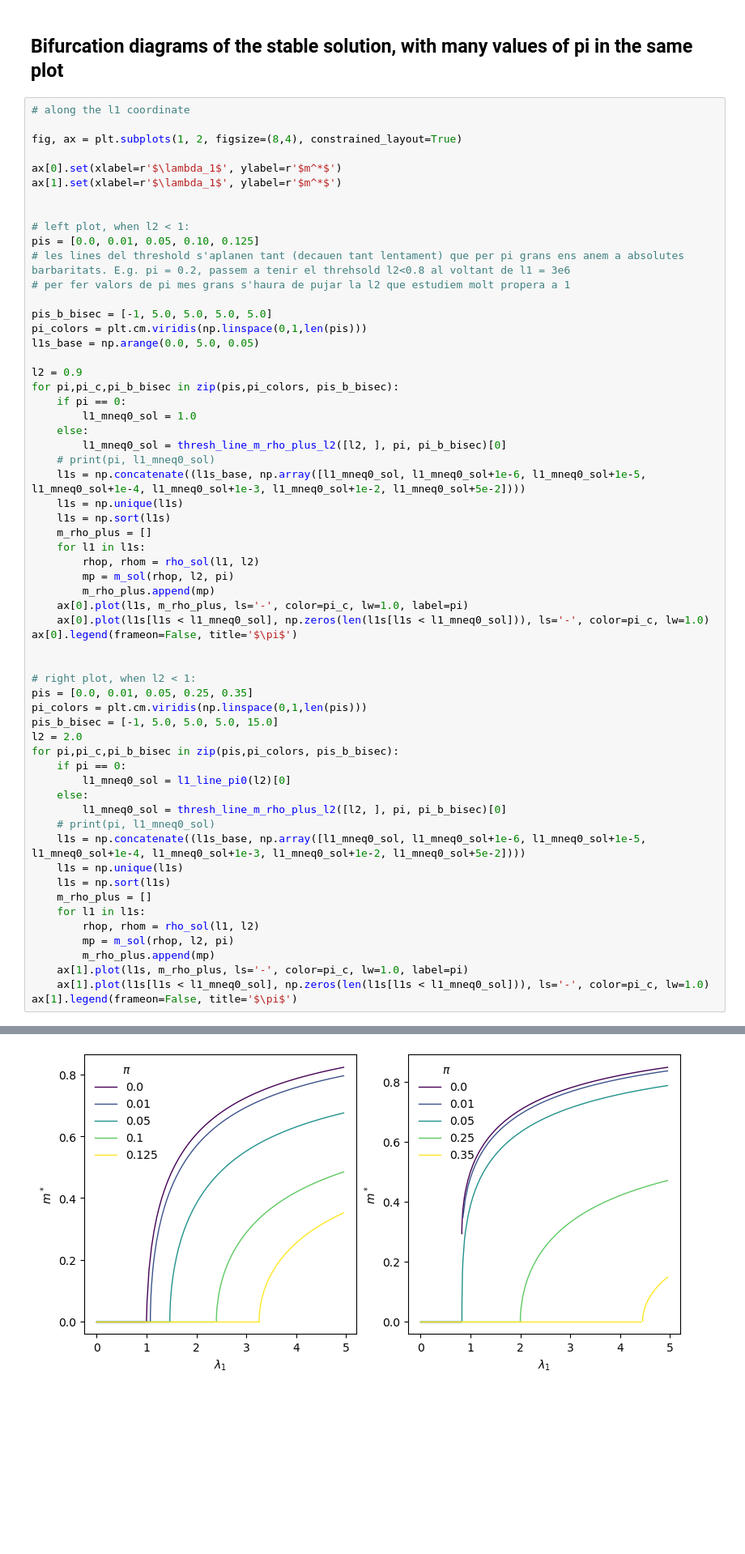
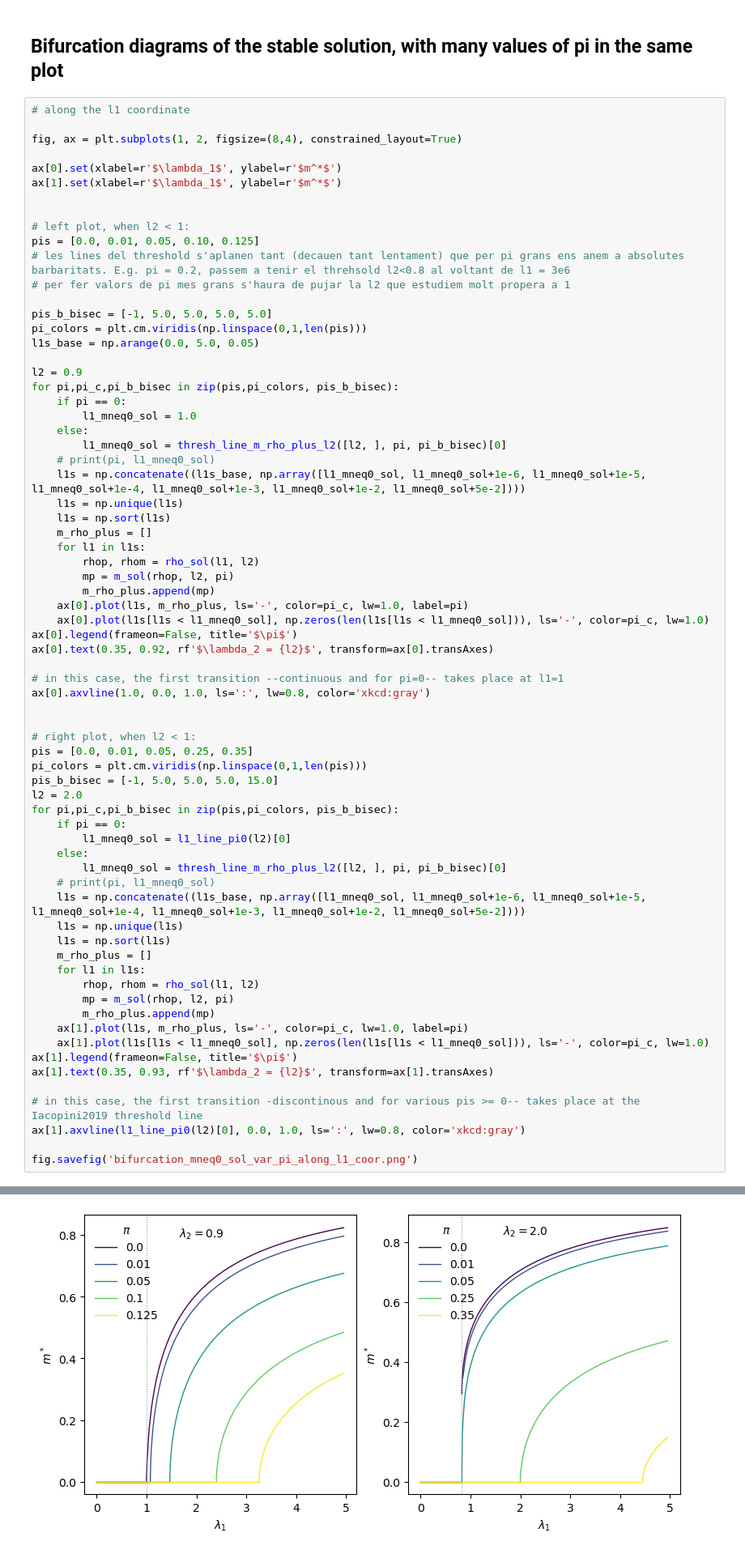
Before and after one commit to dmarchp/TFM_code, a Jupyter notebook: non_lin_models/det_sols_non_lin/1and2simplices.ipynb, the cells around one changed output, grey strips where cells are left out. Shown at 81% size. Drawn from its saved outputs; the diff is of its cells as text; blank space fills up the shorter version.

```diff
--- a/non_lin_models/det_sols_non_lin/1and2simplices.ipynb
+++ b/non_lin_models/det_sols_non_lin/1and2simplices.ipynb
@@ -720,6 +721,10 @@ for pi,pi_c,pi_b_bisec in zip(pis,pi_colors, pis_b_bisec):
     ax[0].plot(l1s, m_rho_plus, ls='-', color=pi_c, lw=1.0, label=pi)
     ax[0].plot(l1s[l1s < l1_mneq0_sol], np.zeros(len(l1s[l1s < l1_mneq0_sol])), ls='-', color=pi_c, lw=1.0)
 ax[0].legend(frameon=False, title='$\pi$')
+ax[0].text(0.35, 0.92, rf'$\lambda_2 = {l2}$', transform=ax[0].transAxes)
+
+# in this case, the first transition --continuous and for pi=0-- takes place at l1=1
+ax[0].axvline(1.0, 0.0, 1.0, ls=':', lw=0.8, color='xkcd:gray')
 
 
 # right plot, when l2 < 1:
@@ -744,4 +749,10 @@ for pi,pi_c,pi_b_bisec in zip(pis,pi_colors, pis_b_bisec):
     ax[1].plot(l1s, m_rho_plus, ls='-', color=pi_c, lw=1.0, label=pi)
     ax[1].plot(l1s[l1s < l1_mneq0_sol], np.zeros(len(l1s[l1s < l1_mneq0_sol])), ls='-', color=pi_c, lw=1.0)
 ax[1].legend(frameon=False, title='$\pi$')
+ax[1].text(0.35, 0.93, rf'$\lambda_2 = {l2}$', transform=ax[1].transAxes)
+
+# in this case, the first transition -discontinous and for various pis >= 0-- takes place at the Iacopini2019 threshold line
+ax[1].axvline(l1_line_pi0(l2)[0], 0.0, 1.0, ls=':', lw=0.8, color='xkcd:gray')
+
+fig.savefig('bifurcation_mneq0_sol_var_pi_along_l1_coor.png')
 # %% [output]
@@ -749 +759 @@ ax[1].legend(frameon=False, title='$\pi$')
-[figure, old version]
+[figure, new version]
```
Also changed, not shown: parts of 9 cells of this notebook, 9 other files.
